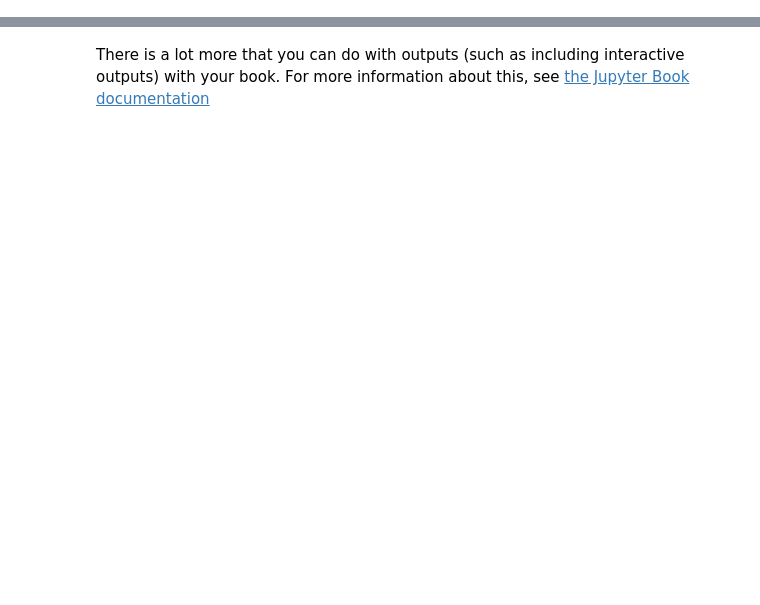
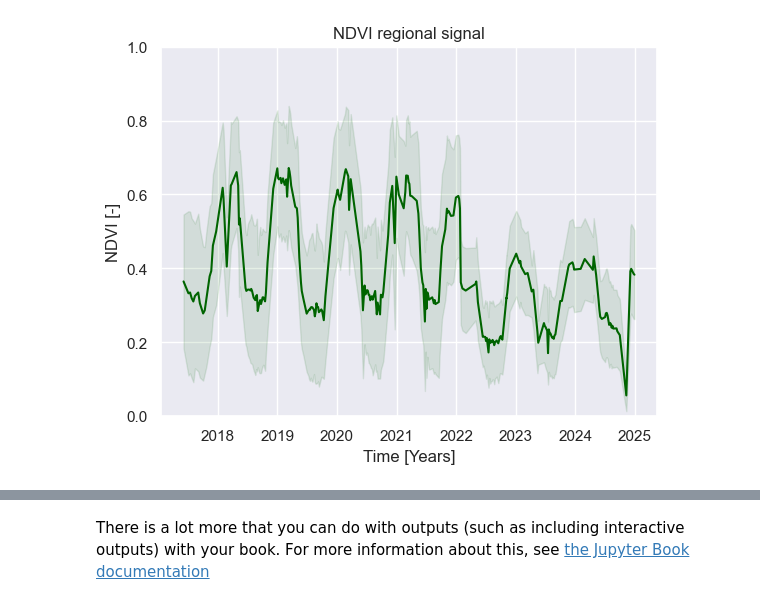
Before and after one commit to nadja1390/RAFIP, a Jupyter notebook: mybook/_build/jupyter_execute/Regenerative_Ag_Man.ipynb, the cells around one changed output, grey strips where cells are left out. Cells and saved outputs as stored; diff of their text form; code cells hidden in the pictures; blank space fills up the shorter version.

```diff
--- a/mybook/_build/jupyter_execute/Regenerative_Ag_Man.ipynb
+++ b/mybook/_build/jupyter_execute/Regenerative_Ag_Man.ipynb
@@ -14,0 +27,8 @@ ModuleNotFoundError: No module named 'matplotlib'
+# %%
+# import data
+root = os.getcwd()
+path_to_data_folder = os.path.join(root, 'Data\\Idanha\\NDVI_NDWI_TimeSeries.csv') # cloud coverage: 20 percent
+
+data = pd.read_csv(path_to_data_folder, parse_dates=True, index_col=5, header=0)
+
+print(data.head())
@@ -14,0 +70,16 @@ ModuleNotFoundError: No module named 'matplotlib'
+# %%
+# Add the standard deviation as a shaded region
+
+sns.set_theme()
+plt.fill_between(data.index, data["NDVI_mean"] - data["NDVI_stdDev"], data["NDVI_mean"] + data["NDVI_stdDev"], color='darkgreen', alpha=0.1, label='Std Deviation')
+plt.plot(data["NDVI_mean"], color='darkgreen')
+
+# set labels:
+plt.title('NDVI regional signal')
+plt.ylabel('NDVI [-]')
+plt.ylim(0,1)
+plt.xlabel('Time [Years]')
+
+plt.show()
+# %% [output]
+[figure, added]
```
Also changed, not shown: parts of 9 cells of this notebook, 16 other files.
